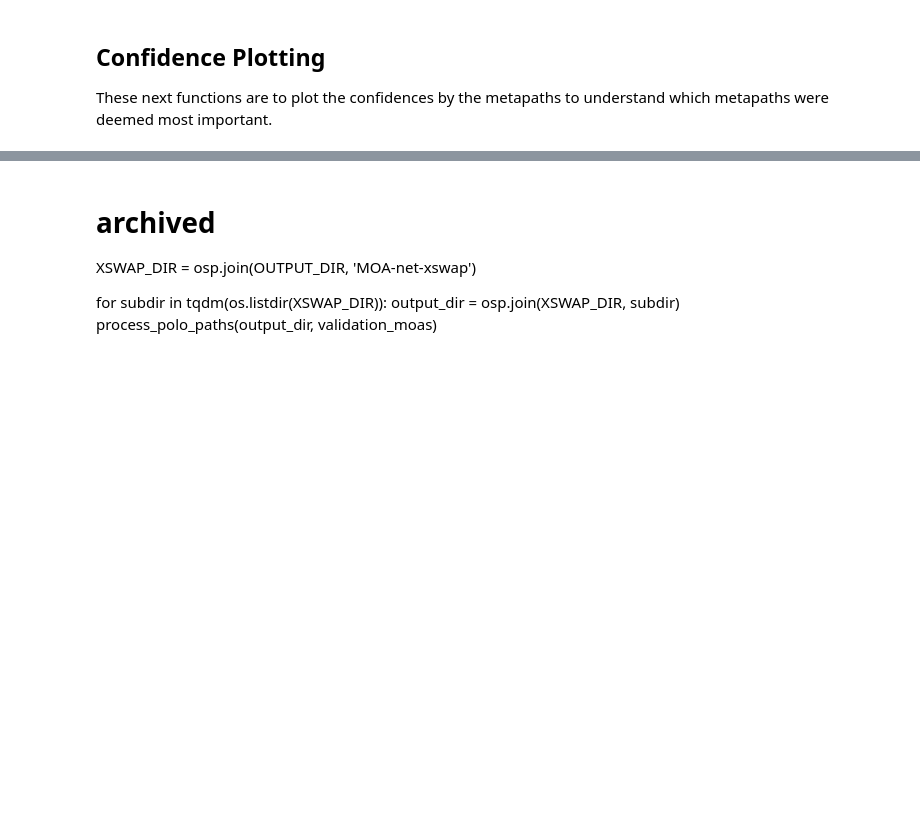
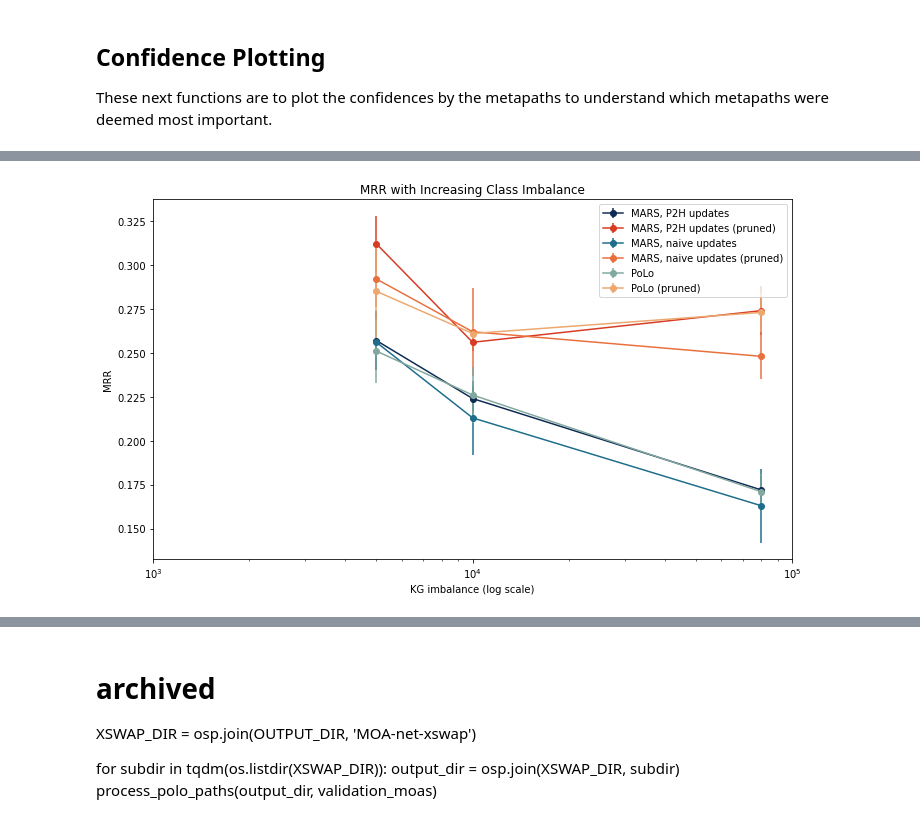
Before and after one commit to laurendelong21/MoA-Net, a Jupyter notebook: notebooks/result_paths_analysis.ipynb, the cells around one changed output, grey strips where cells are left out. Cells and saved outputs as stored; diff of their text form; code cells hidden in the pictures; blank space fills up the shorter version.

```diff
--- a/notebooks/result_paths_analysis.ipynb
+++ b/notebooks/result_paths_analysis.ipynb
@@ -500,0 +674,9 @@ for subdir in tqdm(os.listdir(OG_DIR)):
+# %%
+table4_values['KG'] = table_4['KG']
+table4_values['Model'] = table_4['Model']
+# %%
+# add the string '_error' to each column name in table4_sd
+table4_sd.columns = [i + "_error" for i in table4_sd.columns]
+# %%
+# combine all the columns of table4_sd with table4_values
+table4_values = pd.concat([table4_values, table4_sd], axis=1)
@@ -500,0 +706,35 @@ for subdir in tqdm(os.listdir(OG_DIR)):
+# %%
+color_dict = {
+    "PoLo": "#82a8a0",
+    "PoLo (pruned)": "#eca86f",
+    "MARS, P2H updates (pruned)": "#d73c24",
+    "MARS, naive updates": "#1d6d8b",
+    "MARS, naive updates (pruned)": "#e96f3d",
+    "MARS, P2H updates": "#0d2b53",
+}
+# %%
+# Group the DataFrame by the 'Model' column
+grouped = table4_values.groupby('Model')
+
+# Create a line plot for each group with custom colors
+plt.figure(figsize=(10, 6))
+
+for name, group in grouped:
+    plt.errorbar(group['KG'], group['MRR'], yerr=group['MRR_error'], marker='o', label=name, color=color_dict.get(name, 'black'))
+
+plt.xlabel('KG imbalance (log scale)')
+plt.ylabel('MRR')
+plt.title('MRR with Increasing Class Imbalance')
+plt.legend()
+plt.grid(False)
+
+# Set the x-axis to a logarithmic scale with labels as 10^x
+plt.xscale('log')
+plt.xticks([10**i for i in range(3, 6)], [f'$10^{i}$' for i in range(3, 6)])
+
+# make the y axis go from zero to one
+#plt.ylim(0, 1)
+
+plt.show()
+# %% [output]
+[figure, added]
```
Also changed, not shown: parts of 23 cells of this notebook.
